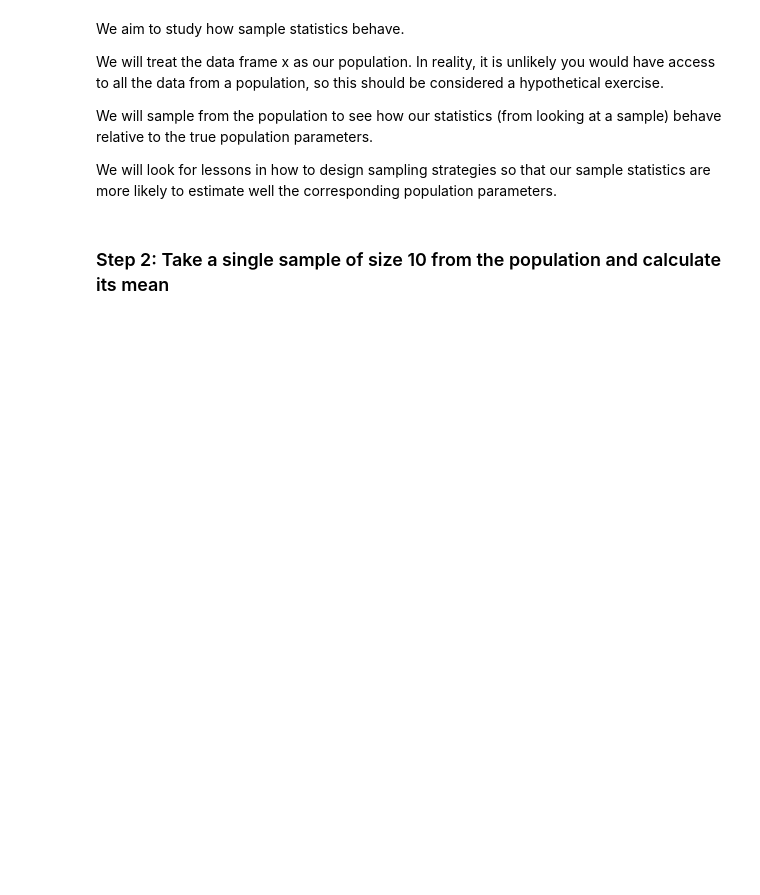
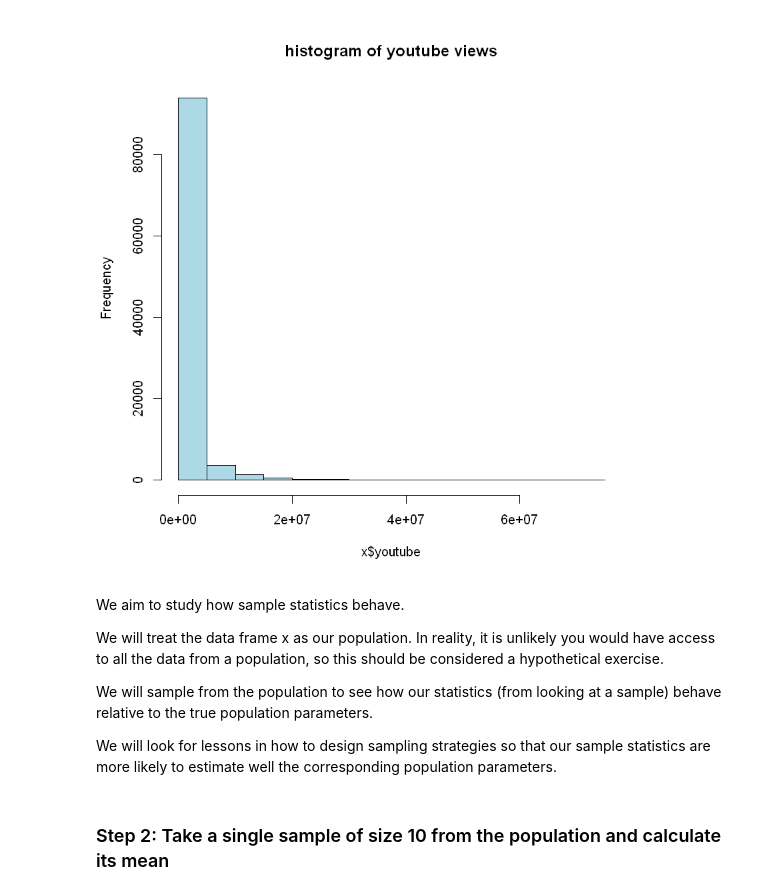
Before and after one commit to therealdydx/Quantitative-Reasoning, a Jupyter notebook: Exercise U - Sampling Variability/Sampling Variability Script.ipynb, the cells around one changed output. Saved outputs shown, nothing was run; the diff lists cells and outputs as text; code cells hidden in the pictures; blank space fills up the shorter version.

```diff
--- a/Exercise U - Sampling Variability/Sampling Variability Script.ipynb
+++ b/Exercise U - Sampling Variability/Sampling Variability Script.ipynb
@@ -16,3 +51,11 @@ What is the mean height in this population?
+# %%
+# FIND HISTOGRAM OF YOUTUBE VIEWS
+
+hist(x$youtube,
+    col = "lightblue",
+    main = "histogram of youtube views")
+# %% [output]
+[figure, added]
 # %% [markdown]
 We aim to study how sample statistics behave.
 
```
Also changed, not shown: parts of 64 cells of this notebook.
